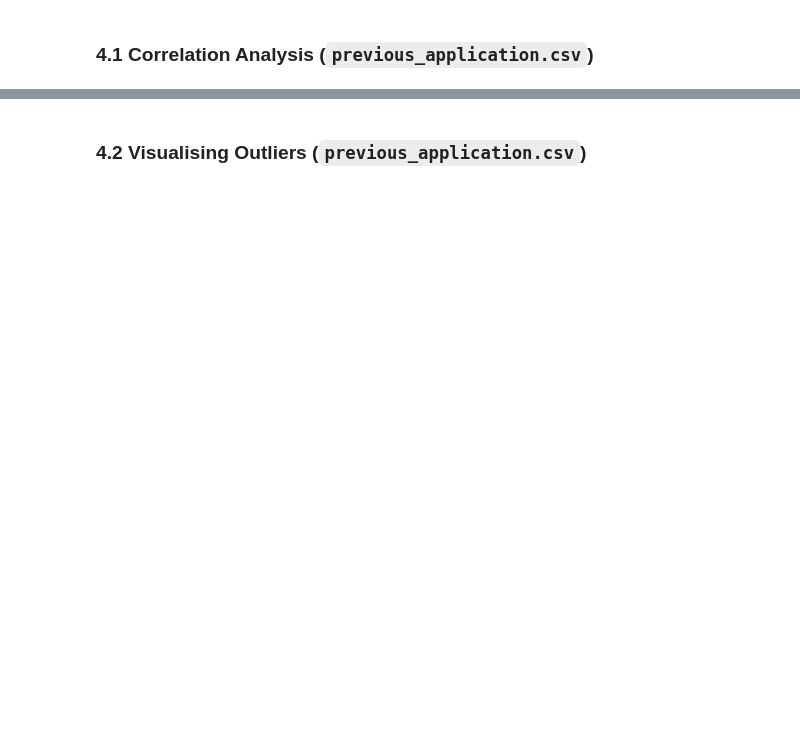
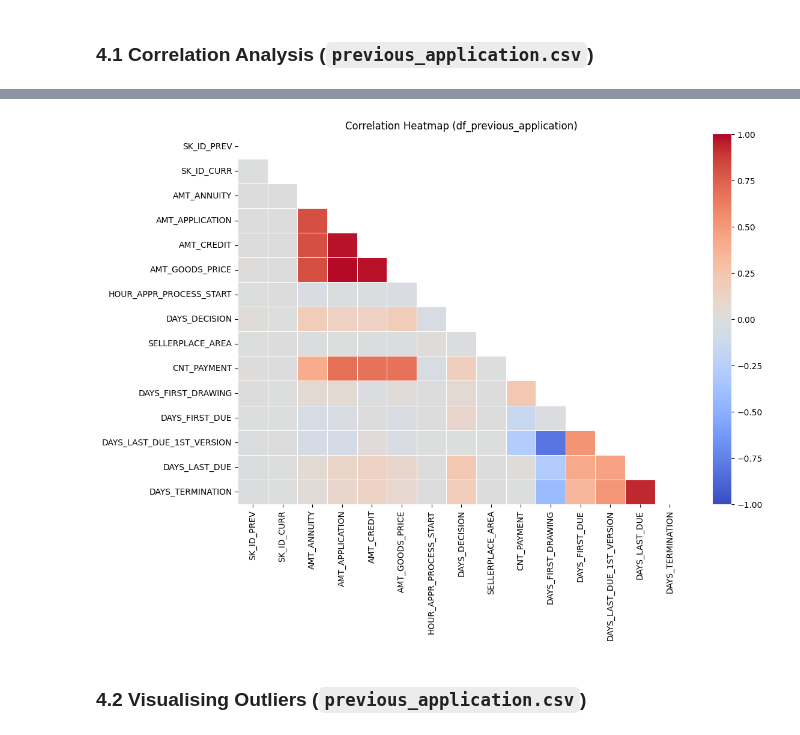
Before and after one commit to ognjenmedic/home-credit-ml-project, a Jupyter notebook: notebooks/previous_application.ipynb, the cells around one changed output, grey strips where cells are left out. Drawn from its saved outputs; the diff is of its cells as text; code cells hidden in the pictures; blank space fills up the shorter version.

Commit message:
completed credit previous application and installments payments notebooks

```diff
--- a/notebooks/previous_application.ipynb
+++ b/notebooks/previous_application.ipynb
@@ -16,0 +382,6 @@
+# %%
+# Fill numeric columns with median
+numeric_cols_to_fill = df_previous_application.select_dtypes(include=['int64', 'float64']).columns
+df_previous_application[numeric_cols_to_fill] = df_previous_application[numeric_cols_to_fill].fillna(df_previous_application[numeric_cols_to_fill].median())
+
+print("✅ Filled numeric missing values with median.")
@@ -16,0 +390,7 @@
+# %%
+# Fill categorical columns with mode
+categorical_cols_to_fill = df_previous_application.select_dtypes(include=['category']).columns
+for col in categorical_cols_to_fill:
+    df_previous_application[col] = df_previous_application[col].fillna(df_previous_application[col].mode()[0])
+
+print("✅ Filled categorical missing values with mode.")
@@ -19,2 +460,14 @@
 # %% [markdown]
 ### 4.1 Correlation Analysis (`previous_application.csv`)
+# %%
+# Select only numeric columns from df_previous_application
+numeric_data = df_previous_application.select_dtypes(include=[np.number])
+
+# Calculate the correlation matrix
+corr_matrix = numeric_data.corr()
+
+# Display top 10 most correlated feature pairs (excluding self-correlations)
+print("🔍 Top 10 Most Correlated Features in `df_previous_application`:")
+corr_pairs = corr_matrix.unstack().sort_values(ascending=False)
+corr_pairs = corr_pairs[corr_pairs < 1]  # Remove self-correlations
+print(corr_pairs.head(10))
@@ -21,2 +487,24 @@
+# %%
+# Visualize the correlation matrix using a heatmap
+mask = np.triu(np.ones_like(corr_matrix, dtype=bool))
+
+# Set figure size
+plt.figure(figsize=(12, 8))
+
+# Create heatmap
+sns.heatmap(
+    corr_matrix,
+    mask=mask,
+    annot=False,  # Remove annotation for readability
+    cmap="coolwarm",
+    linewidths=0.5,
+    vmin=-1, vmax=1  # Standardize color scale
+)
+
+# Title
+plt.title("Correlation Heatmap (df_previous_application)")
+plt.show()
+# %% [output]
+[figure, added]
 # %% [markdown]
 ### 4.2 Visualising Outliers (`previous_application.csv`)
```
Also changed, not shown: parts of 52 cells of this notebook, 3 other files.
